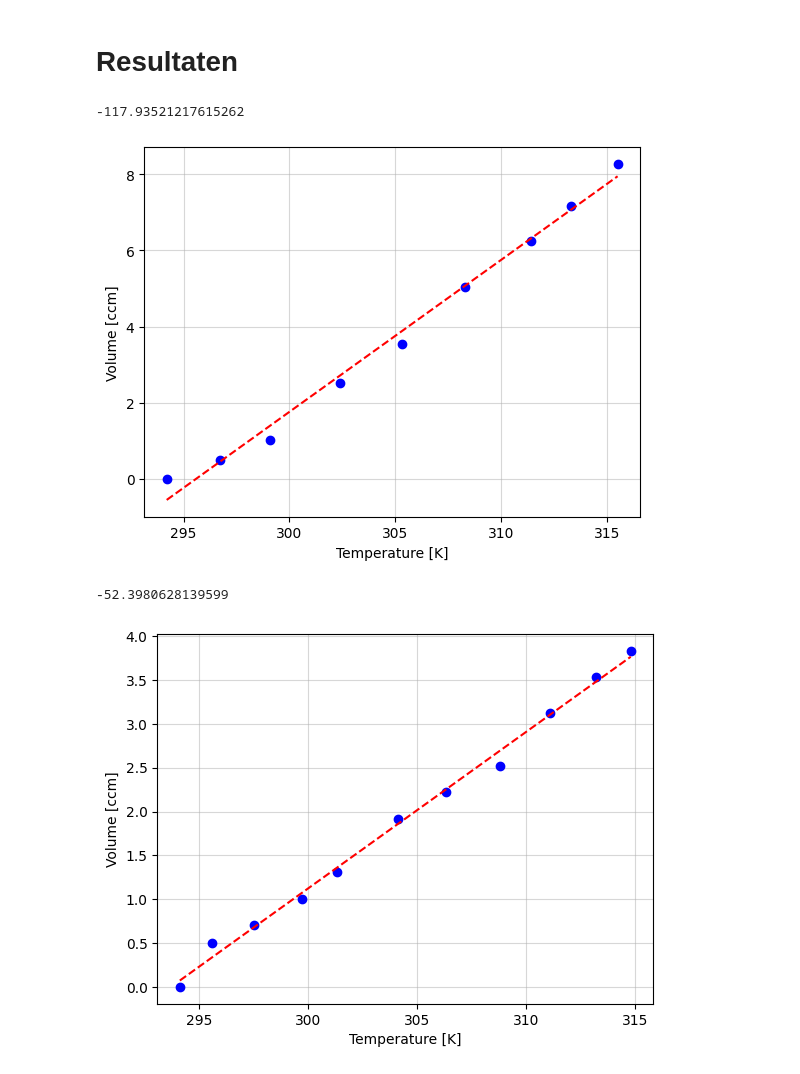
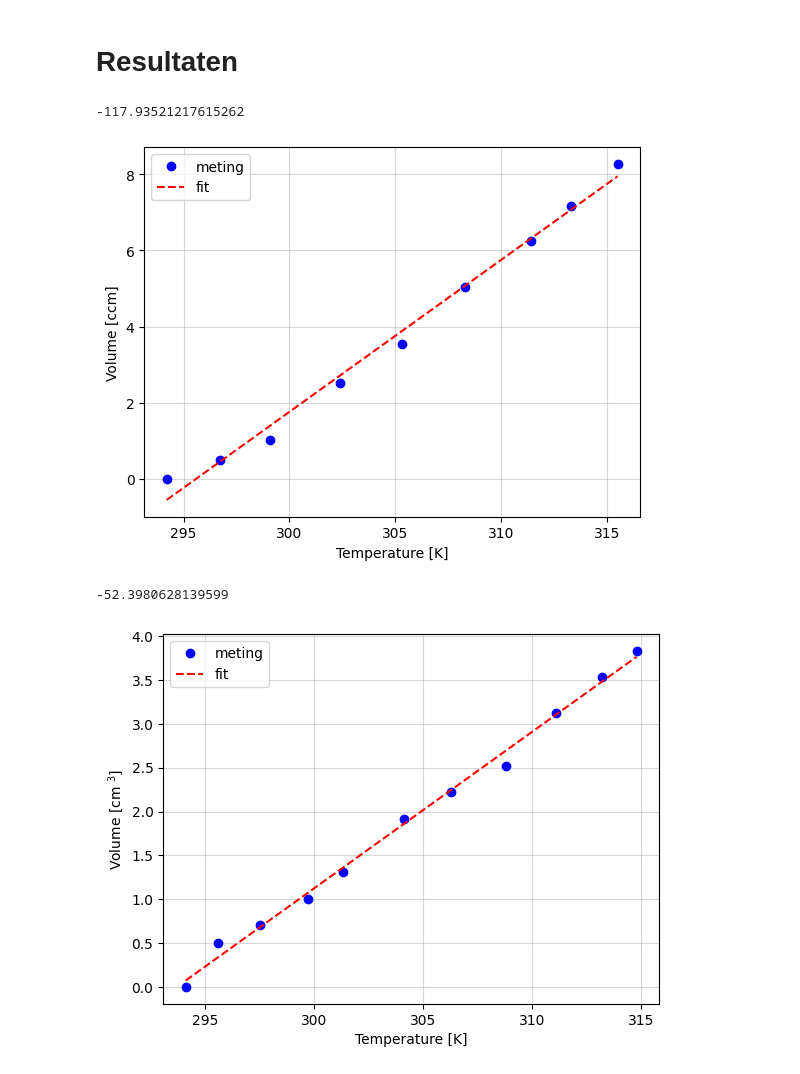
Before and after one commit to batu31415/27, a Jupyter notebook: Content/Labs/ballonproef.ipynb, the cells around one changed output. Cells and saved outputs as stored; diff of their text form; code cells hidden in the pictures.

```diff
--- a/Content/Labs/ballonproef.ipynb
+++ b/Content/Labs/ballonproef.ipynb
@@ -67,6 +67,7 @@ Kun je nu met behulp van deze tweede meting een betere afschatting geven voor he
 # %% [markdown]
 # Resultaten
 # %%
+#met ballon
 
 import numpy as np
 import matplotlib.pyplot as plt
@@ -85,38 +86,42 @@ coef = np.polyfit(temps_abs, volumes, 1)
 func = np.poly1d(coef)
 
 print(func[0])
-plt.plot(temps_abs, volumes, 'ob')
-plt.plot(temps_abs, func(temps_abs), '--r')
+plt.plot(temps_abs, volumes, 'ob', label = 'meting')
+plt.plot(temps_abs, func(temps_abs), '--r', label = 'fit')
 plt.xlabel('Temperature [K]')
 plt.ylabel('Volume [ccm]')
 plt.grid(alpha=0.5)
+plt.legend()
 plt.show()
 # %% [output]
 -117.93521217615262
-[figure, old version]
+[figure, new version]
 # %%
+#zonder ballon
+
 temps_water = [21.1, 22.6, 24.5,26.7,  28.3, 31.1, 33.3, 35.8, 38.1, 40.2, 41.8]
 hoogte_water = [0, 0.05, 0.07, 0.1, 0.13, 0.19, 0.22, 0.25, 0.31, 0.35, 0.38]
 
 diam_beker = 7.66 # cm
 diam_deksel = 6.77 # cm
 opp_water = 1/4 * np.pi * (diam_beker**2 - diam_deksel**2) #cm2
 
 volumes = (np.asarray(hoogte_water) - hoogte_water[0]) * opp_water
 temps_abs = np.asarray(temps_water) + 273
 coef = np.polyfit(temps_abs, volumes, 1)
 func = np.poly1d(coef)
 
 print(func[0])
-plt.plot(temps_abs, volumes, 'ob')
-plt.plot(temps_abs, func(temps_abs), '--r')
+plt.plot(temps_abs, volumes, 'ob', label = 'meting')
+plt.plot(temps_abs, func(temps_abs), '--r', label = 'fit')
 plt.xlabel('Temperature [K]')
-plt.ylabel('Volume [ccm]')
+plt.ylabel('Volume [cm $^3$]')
 plt.grid(alpha=0.5)
+plt.legend()
 plt.show()
 # %% [output]
 -52.3980628139599
-[figure, old version]
+[figure, new version]
 # %% [markdown]
 # Discussie en conclusie
 
```
Also changed, not shown: parts of 1 cell of this notebook, 2 other files.
